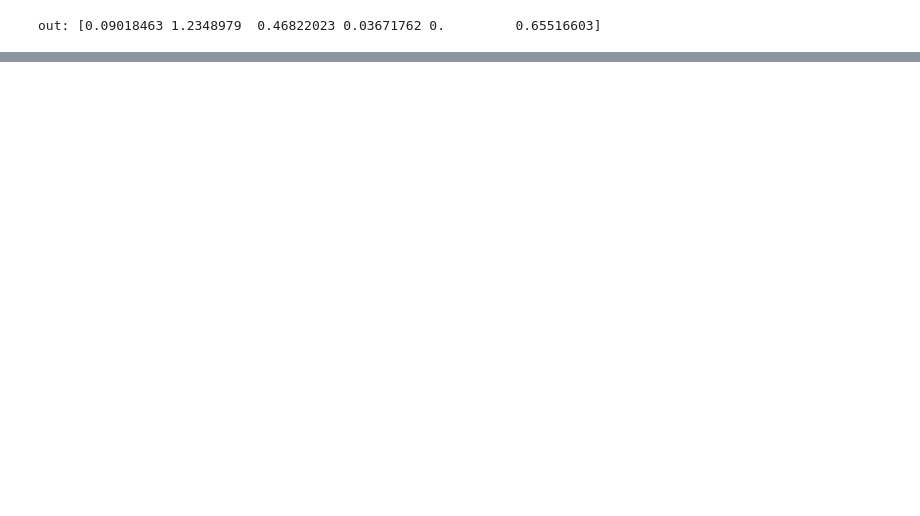
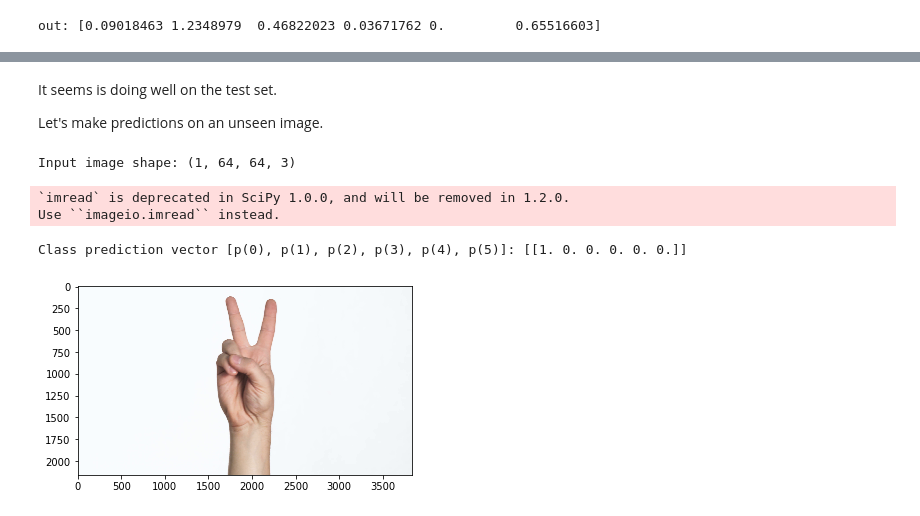
Before and after one commit to jesus-a-martinez-v/resnet, a Jupyter notebook: Residual Networks.ipynb, the cells around one changed output, grey strips where cells are left out. Cells and saved outputs as stored; diff of their text form; code cells hidden in the pictures; blank space fills up the shorter version.

```diff
--- a/Residual Networks.ipynb
+++ b/Residual Networks.ipynb
@@ -168,0 +367,21 @@ out: [0.09018463 1.2348979  0.46822023 0.03671762 0.         0.65516603]
+# %% [markdown]
+It seems is doing well on the test set.
+
+Let's make predictions on an unseen image.
+# %%
+img_path = 'images/my_image.png'
+img = image.load_img(img_path, target_size=(64, 64))
+x = image.img_to_array(img)
+x = np.expand_dims(x, axis=0)
+x = preprocess_input(x)
+
+print(f'Input image shape: {x.shape}')
+my_image = scipy.misc.imread(img_path)
+imshow(my_image)
+print(f'Class prediction vector [p(0), p(1), p(2), p(3), p(4), p(5)]: {model.predict(x)}')
+# %% [output]
+Input image shape: (1, 64, 64, 3)
+`imread` is deprecated in SciPy 1.0.0, and will be removed in 1.2.0.
+Use ``imageio.imread`` instead.
+Class prediction vector [p(0), p(1), p(2), p(3), p(4), p(5)]: [[1. 0. 0. 0. 0. 0.]]
+[figure, added]
```
Also changed, not shown: parts of 20 cells of this notebook, 2 other files.
